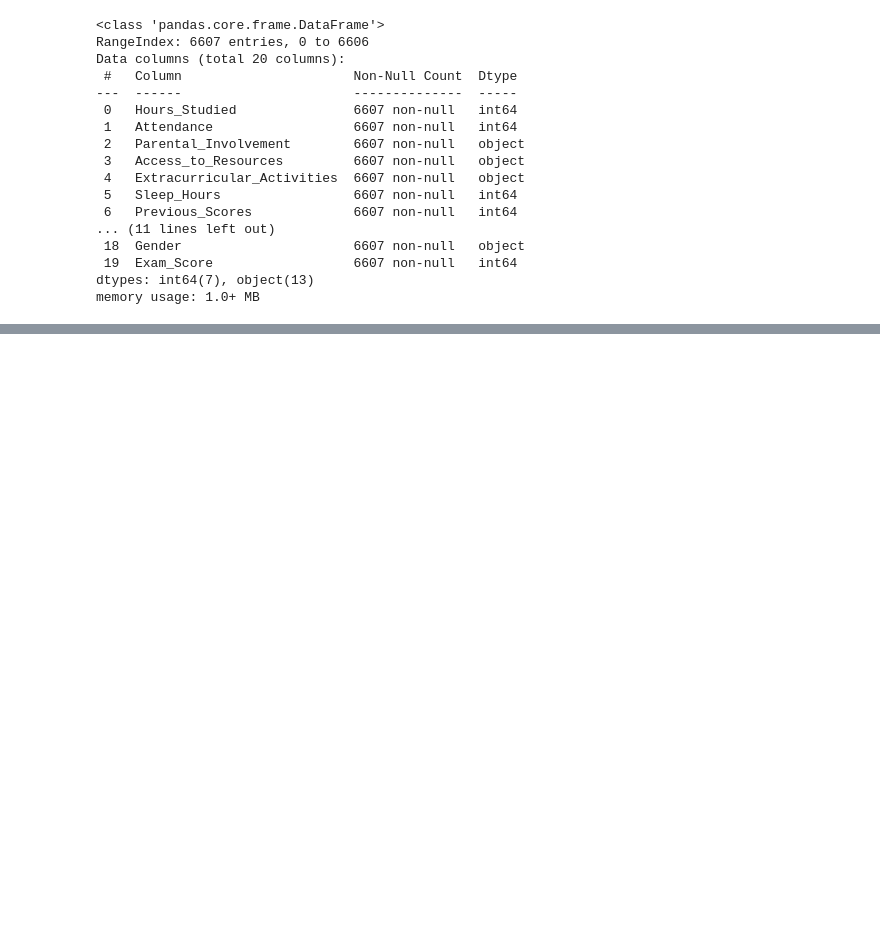
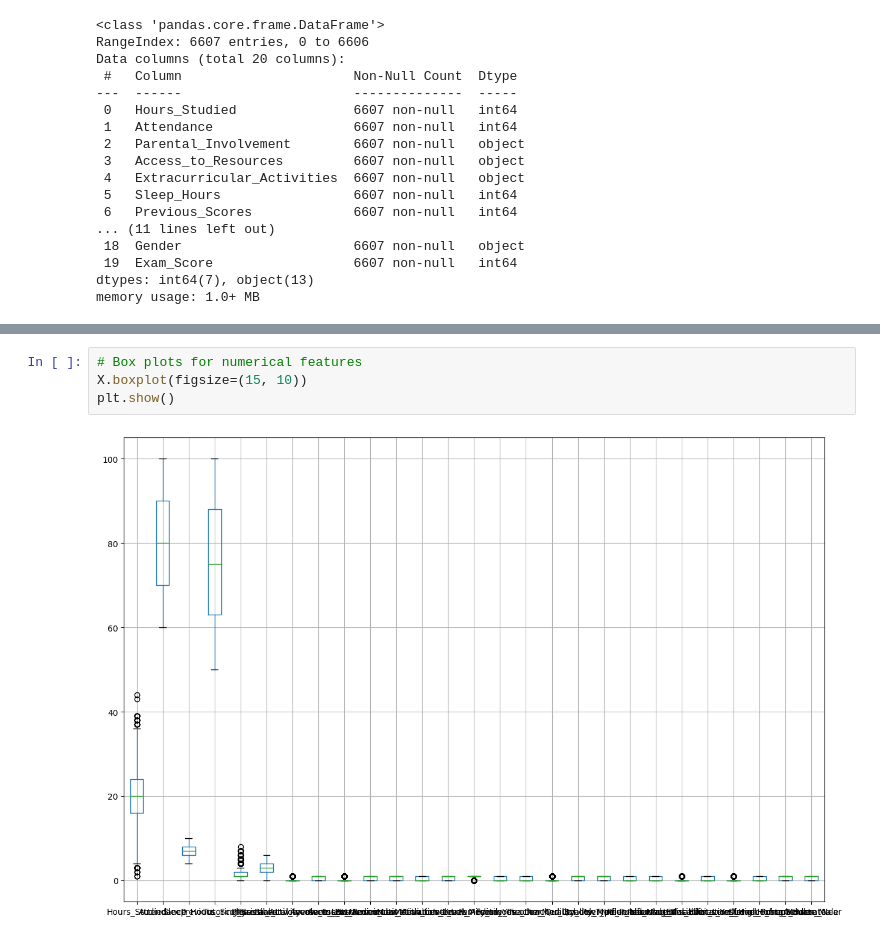
Before and after one commit to josh-g-grimes/Regression-Analysis---College-Exam-Performance, a Jupyter notebook: notebook.ipynb, the cells around one changed output, grey strips where cells are left out. Drawn from its saved outputs; the diff is of its cells as text; blank space fills up the shorter version.

```diff
--- a/notebook.ipynb
+++ b/notebook.ipynb
@@ -85,0 +79,6 @@ data.head()
+# %%
+# Box plots for numerical features
+X.boxplot(figsize=(15, 10))
+plt.show()
+# %% [output]
+[figure, added]
```
Also changed, not shown: parts of 14 cells of this notebook.
